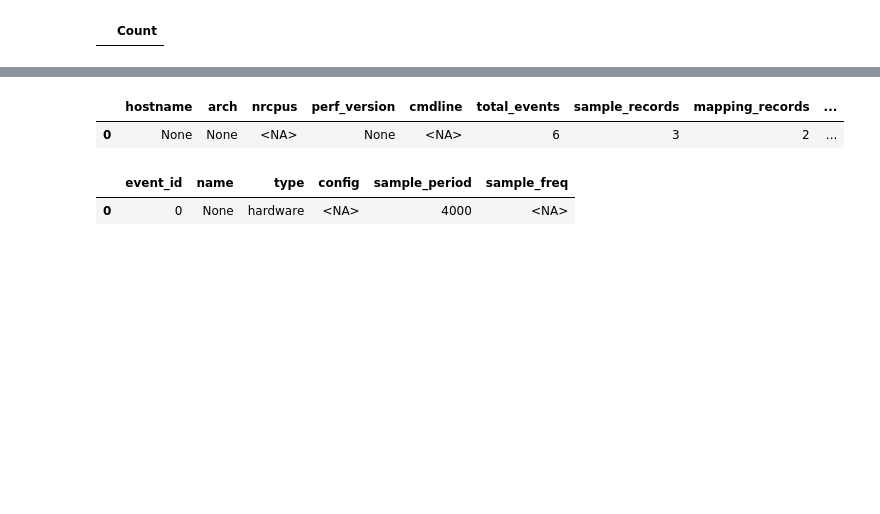
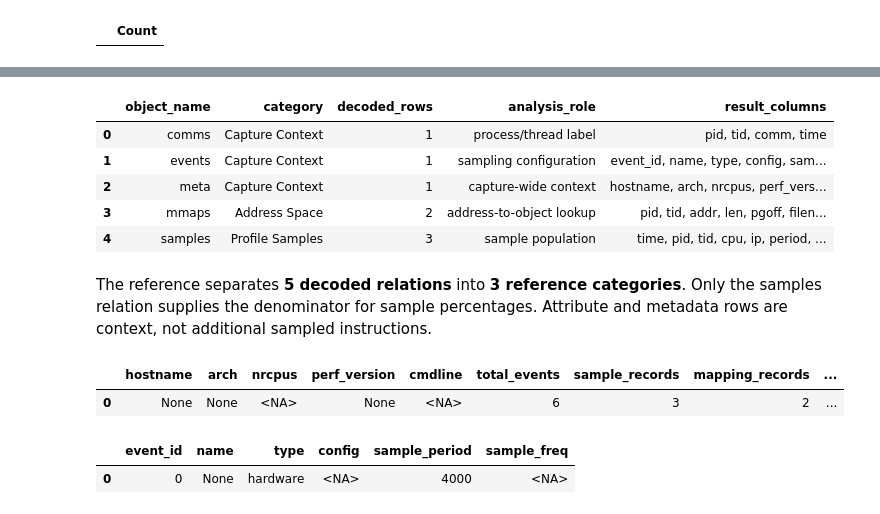
Before and after one commit to Query-farm/vgi-perf, a Jupyter notebook: notebooks/01_self_samples_and_inclusive_stacks.ipynb, the cells around one changed output, grey strips where cells are left out. Saved outputs shown, nothing was run; the diff lists cells and outputs as text; code cells hidden in the pictures; blank space fills up the shorter version.

```diff
--- a/notebooks/01_self_samples_and_inclusive_stacks.ipynb
+++ b/notebooks/01_self_samples_and_inclusive_stacks.ipynb
@@ -90,3 +92,14 @@ FROM perf.samples('fixtures/callchain.data');
+# %%
+display(context)
+prose(f"The reference separates **{len(context)} decoded relations** into **{context.category.nunique()} reference categories**. Only the samples relation supplies the denominator for sample percentages. Attribute and metadata rows are context, not additional sampled instructions.")
+# %% [output]
+|  | object_name | category | decoded_rows | analysis_role | result_columns |
+| 0 | comms | Capture Context | 1 | process/thread label | pid, tid, comm, time |
+| 1 | events | Capture Context | 1 | sampling configuration | event_id, name, type, config, sam... |
+| 2 | meta | Capture Context | 1 | capture-wide context | hostname, arch, nrcpus, perf_vers... |
+| 3 | mmaps | Address Space | 2 | address-to-object lookup | pid, tid, addr, len, pgoff, filen... |
+| 4 | samples | Profile Samples | 3 | sample population | time, pid, tid, cpu, ip, period, ... |
+The reference separates **5 decoded relations** into **3 reference categories**. Only the samples relation supplies the denominator for sample percentages. Attribute and metadata rows are context, not additional sampled instructions.
 # %%
 %%sql capture_meta <<
 SELECT hostname,arch,nrcpus,perf_version,cmdline,total_events,
```
Also changed, not shown: parts of 23 cells of this notebook, 9 other files.
